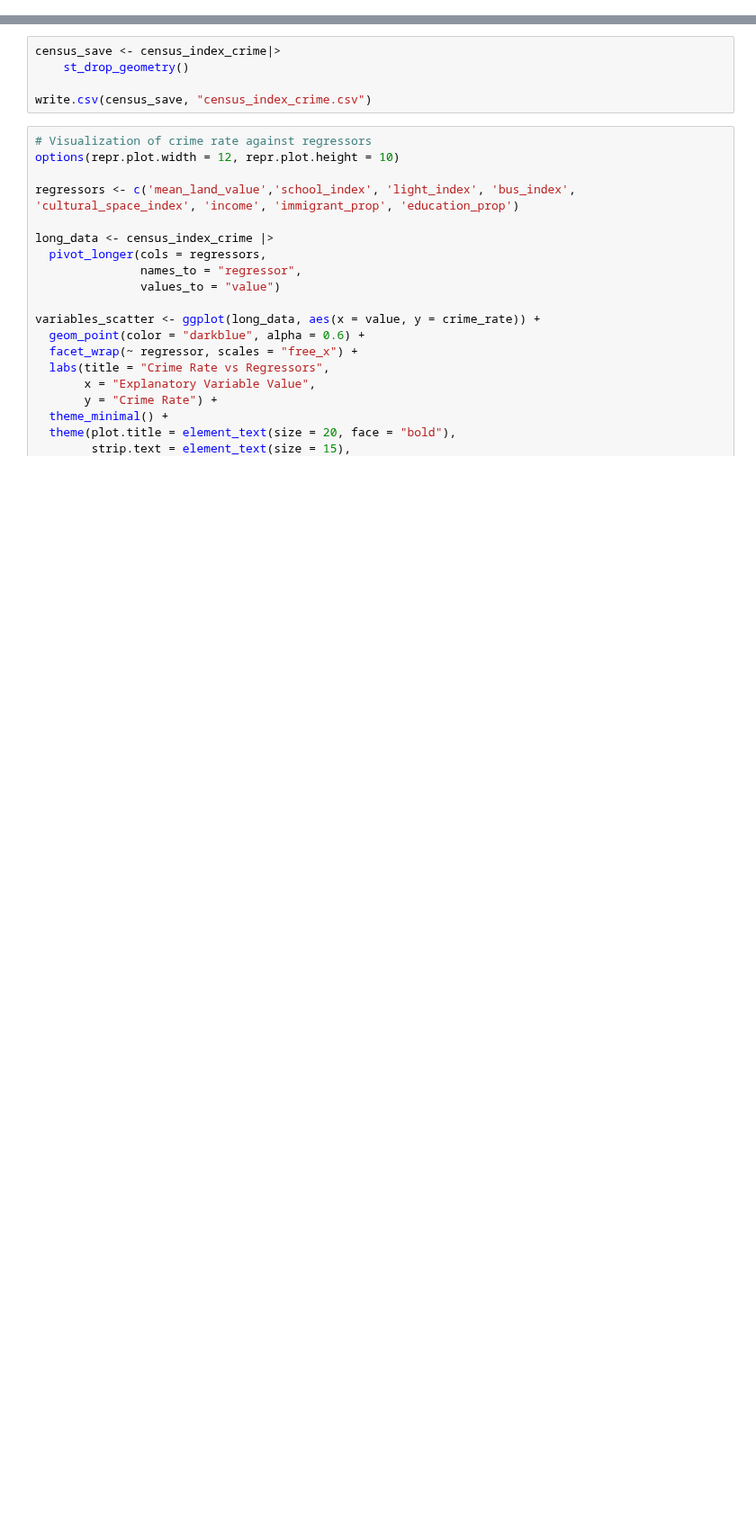
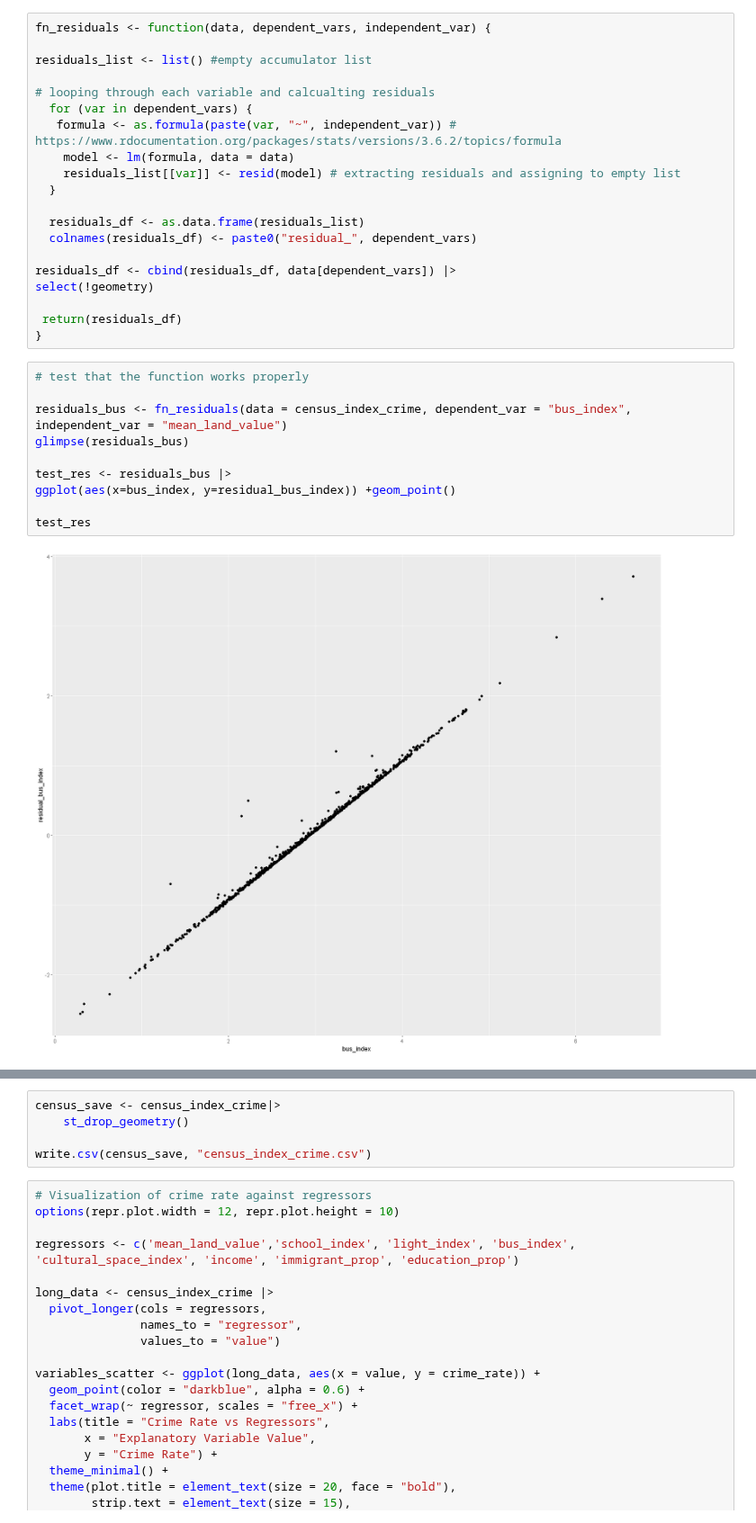
Before and after one commit to Irene-Berezin/econ326, a Jupyter notebook: project_regression.ipynb, the cells around one changed output, grey strips where cells are left out. Shown at 90% size. Saved outputs shown, nothing was run; the diff lists cells and outputs as text; blank space fills up the shorter version.

Commit message:
added residual plots

```diff
--- a/project_regression.ipynb
+++ b/project_regression.ipynb
@@ -85,3 +73,35 @@ $ crime_count          <int> 28, 16, 31, 24, 14, 13, 20, 15, 23, 12, 15, 12, 8
 $ crime_rate           <dbl> 443.0380, 319.3613, 416.1074, 447.7612, 263.1579,…
 $ mean_land_value      <dbl> 0.9556436, 1.0139412, 0.7501839, 1.1976135, 0.904…
 $ geometry             <MULTIPOLYGON [°]> MULTIPOLYGON (((-123.0233 4..., MULT…
+# %%
+fn_residuals <- function(data, dependent_vars, independent_var) {
+
+residuals_list <- list() #empty accumulator list
+
+# looping through each variable and calcualting residuals
+  for (var in dependent_vars) {
+   formula <- as.formula(paste(var, "~", independent_var)) # https://www.rdocumentation.org/packages/stats/versions/3.6.2/topics/formula
+    model <- lm(formula, data = data)
+    residuals_list[[var]] <- resid(model) # extracting residuals and assigning to empty list
+  }
+
+  residuals_df <- as.data.frame(residuals_list)
+  colnames(residuals_df) <- paste0("residual_", dependent_vars)
+
+residuals_df <- cbind(residuals_df, data[dependent_vars]) |>
+select(!geometry)
+
+ return(residuals_df)
+}
+# %%
+# test that the function works properly
+
+residuals_bus <- fn_residuals(data = census_index_crime, dependent_var = "bus_index", independent_var = "mean_land_value")
+glimpse(residuals_bus)
+
+test_res <- residuals_bus |>
+ggplot(aes(x=bus_index, y=residual_bus_index)) +geom_point()
+
+test_res
+# %% [output]
+[figure, added]
```
Also changed, not shown: parts of 11 cells of this notebook.
